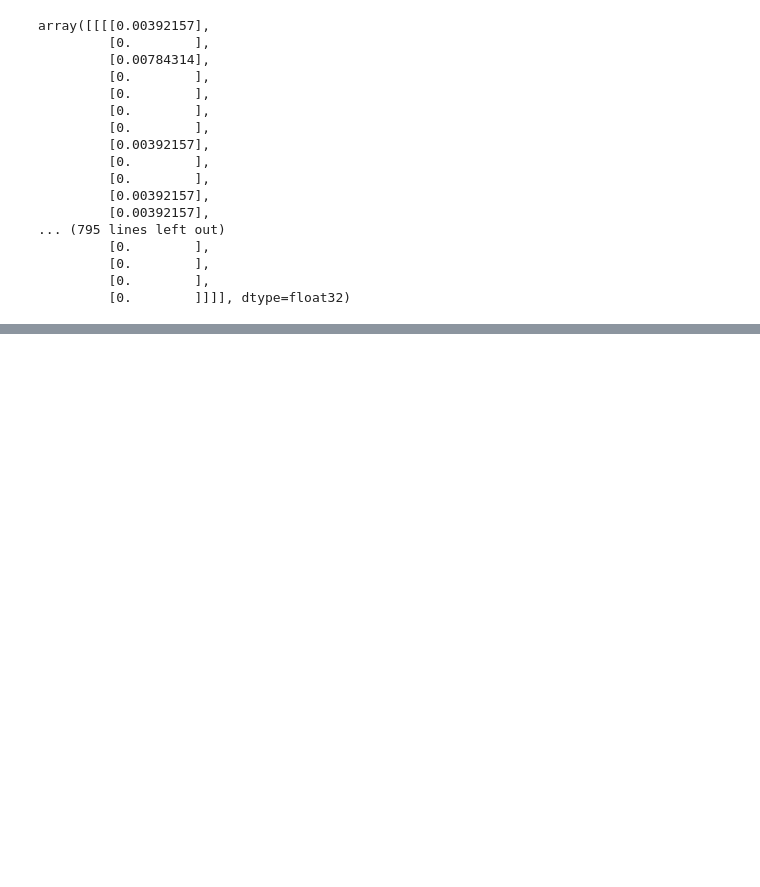
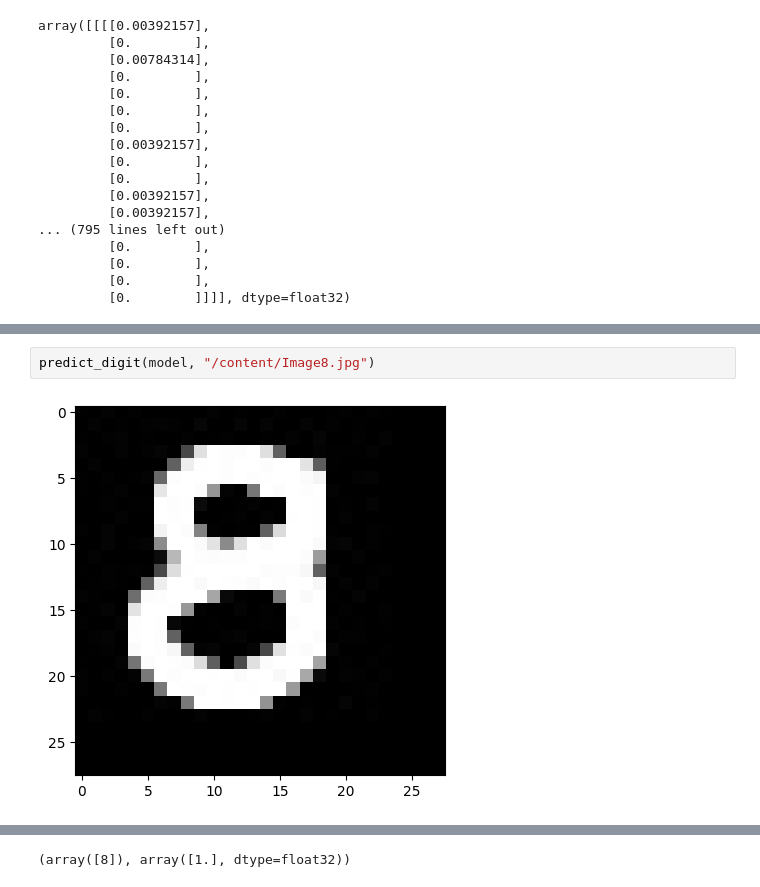
Before and after one commit to utkarshg1/Test1, a Jupyter notebook: Image_Classification.ipynb, the cells around one changed output, grey strips where cells are left out. Cells and saved outputs as stored; diff of their text form; blank space fills up the shorter version.

```diff
--- a/Image_Classification.ipynb
+++ b/Image_Classification.ipynb
@@ -441,0 +473,4 @@ Cannot take the length of shape with unknown rank.
+# %%
+predict_digit(model, "/content/Image8.jpg")
+# %% [output]
+[figure, added]
@@ -441,0 +478 @@ Cannot take the length of shape with unknown rank.
+(array([8]), array([1.], dtype=float32))
```
Also changed, not shown: parts of 18 cells of this notebook.
